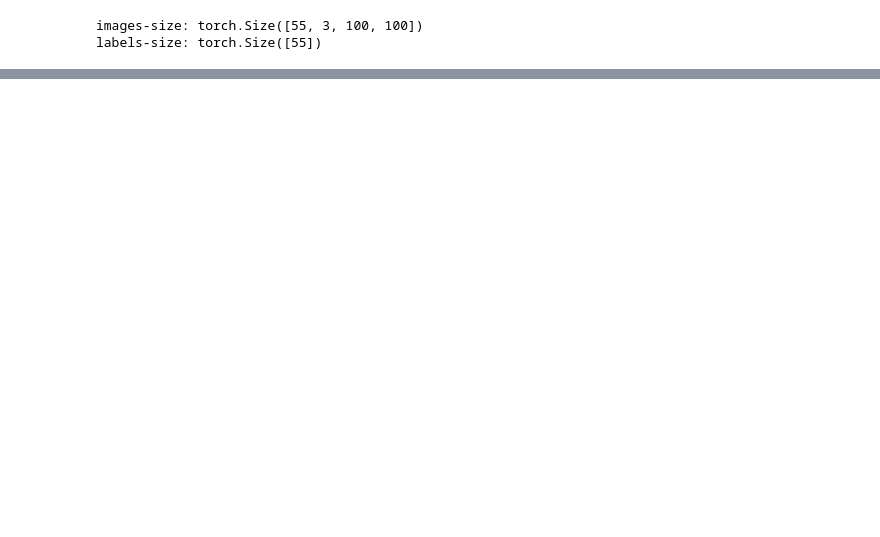
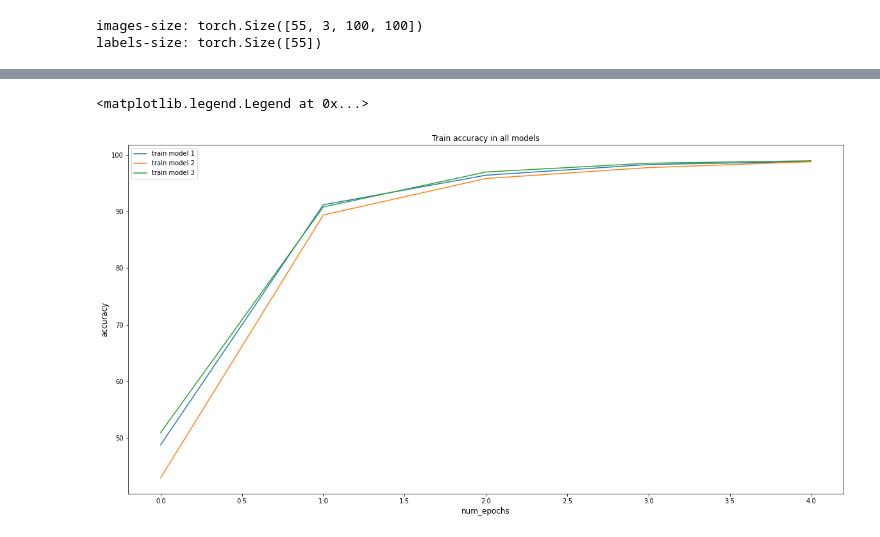
Before and after one commit to hadar424/Final_Project_In_Course_896874, a Jupyter notebook: my_final_project.ipynb, the cells around one changed output, grey strips where cells are left out. Cells and saved outputs as stored; diff of their text form; code cells hidden in the pictures; blank space fills up the shorter version.

```diff
--- a/my_final_project.ipynb
+++ b/my_final_project.ipynb
@@ -287,0 +277,12 @@ Clipping input data to the valid range for imshow with RGB data ([0..1] for floa
+# %%
+fig = plt.figure(figsize=(20,10))
+plt.title("Train accuracy in all models")
+plt.plot(train_acc1, label='train model 1')
+plt.plot(train_acc2, label='train model 2')
+plt.plot(train_acc3, label='train model 3')
+plt.xlabel('num_epochs', fontsize=12)
+plt.ylabel('accuracy', fontsize=12)
+plt.legend(loc='best')
+# %% [output]
+<matplotlib.legend.Legend at 0x...>
+[figure, added]
```
Also changed, not shown: parts of 16 cells of this notebook.
